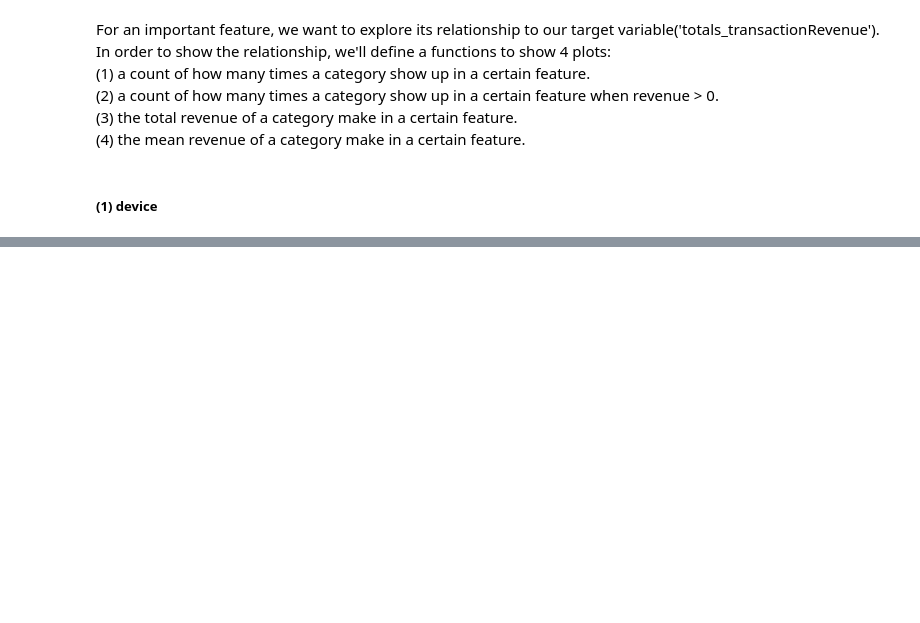
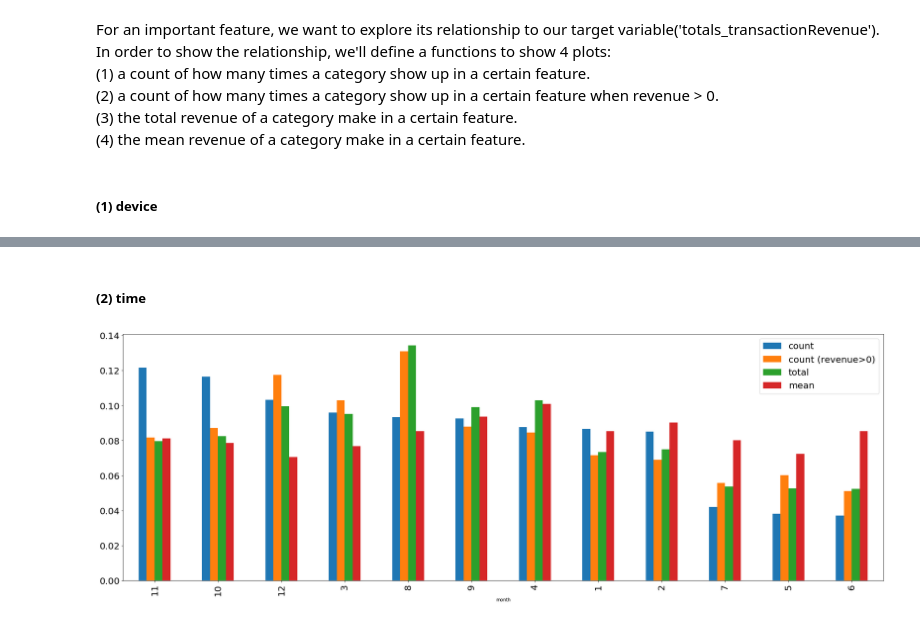
Before and after one commit to Sapphirine/Google-Merchandise-Store-Data-Analysis, a Jupyter notebook: Part02_feature engineering.ipynb, the cells around one changed output, grey strips where cells are left out. Cells and saved outputs as stored; diff of their text form; code cells hidden in the pictures; blank space fills up the shorter version.

```diff
--- a/Part02_feature engineering.ipynb
+++ b/Part02_feature engineering.ipynb
@@ -107,0 +100,7 @@ customDimensions_value 6
+# %% [markdown]
+##### (2) time
+# %%
+# month
+count_all('month', n_bars = 12)
+# %% [output]
+[figure, added]
```
Also changed, not shown: parts of 17 cells of this notebook, 1 other file.
